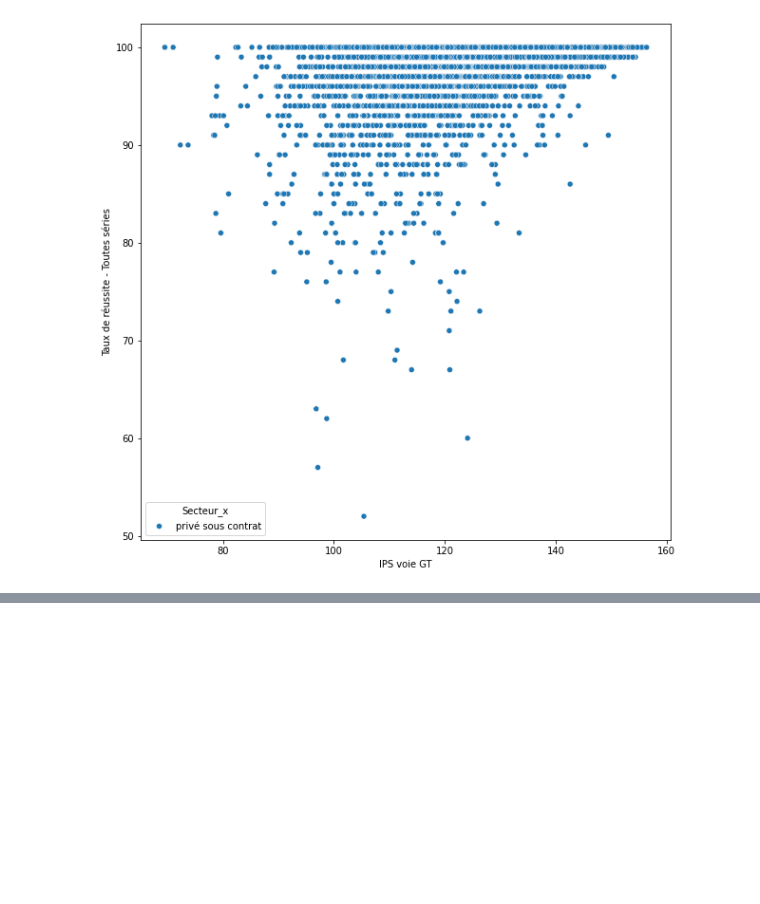
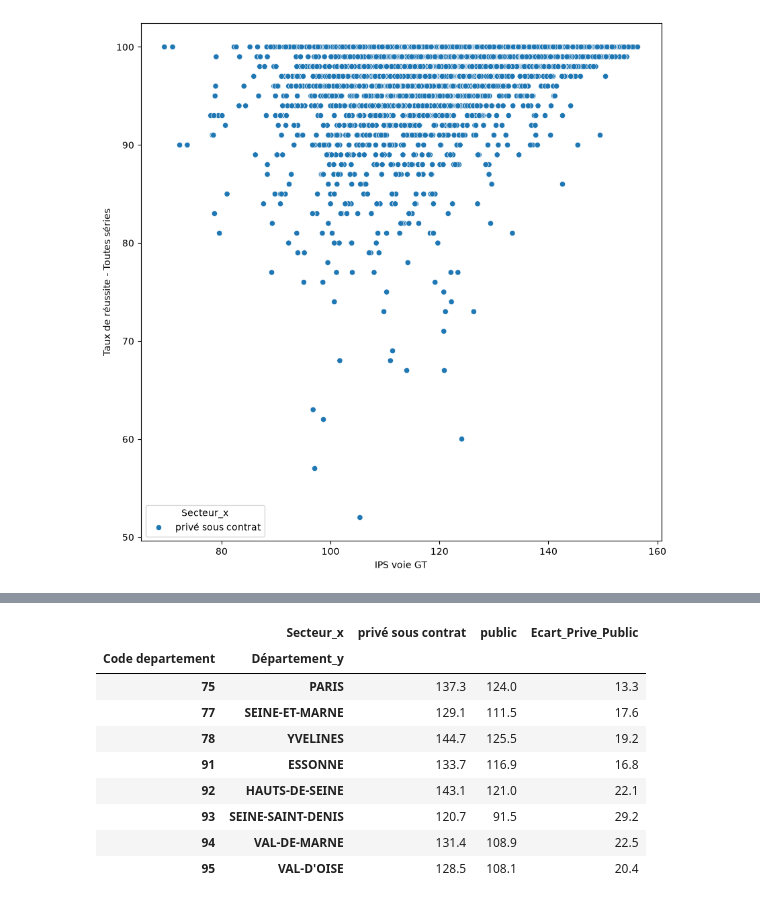
Before and after one commit to AlexisBenameur/projet-python-2AS1, a Jupyter notebook: codes/decouverte_data.ipynb, the cells around one changed output, grey strips where cells are left out. Saved outputs shown, nothing was run; the diff lists cells and outputs as text; code cells hidden in the pictures; blank space fills up the shorter version.

```diff
--- a/codes/decouverte_data.ipynb
+++ b/codes/decouverte_data.ipynb
@@ -153,0 +209,21 @@ sns.boxplot(data=df_ips, x="Secteur", y = "IPS voie GT")
+# %%
+ips_dep_secteur = df_idf.pivot_table(
+    index=["Code departement", "Département_y"],
+    columns="Secteur_x",
+    values="IPS voie GT",
+    aggfunc="mean"
+).round(1)
+
+ips_dep_secteur["Ecart_Prive_Public"] = ips_dep_secteur["privé sous contrat"] - ips_dep_secteur["public"]
+ips_dep_secteur
+# %% [output]
+|  | Secteur_x | privé sous contrat | public | Ecart_Prive_Public |
+| Code departement | Département_y |  |  |  |
+| 75 | PARIS | 137.3 | 124.0 | 13.3 |
+| 77 | SEINE-ET-MARNE | 129.1 | 111.5 | 17.6 |
+| 78 | YVELINES | 144.7 | 125.5 | 19.2 |
+| 91 | ESSONNE | 133.7 | 116.9 | 16.8 |
+| 92 | HAUTS-DE-SEINE | 143.1 | 121.0 | 22.1 |
+| 93 | SEINE-SAINT-DENIS | 120.7 | 91.5 | 29.2 |
+| 94 | VAL-DE-MARNE | 131.4 | 108.9 | 22.5 |
+| 95 | VAL-D'OISE | 128.5 | 108.1 | 20.4 |
```
Also changed, not shown: parts of 10 cells of this notebook.
